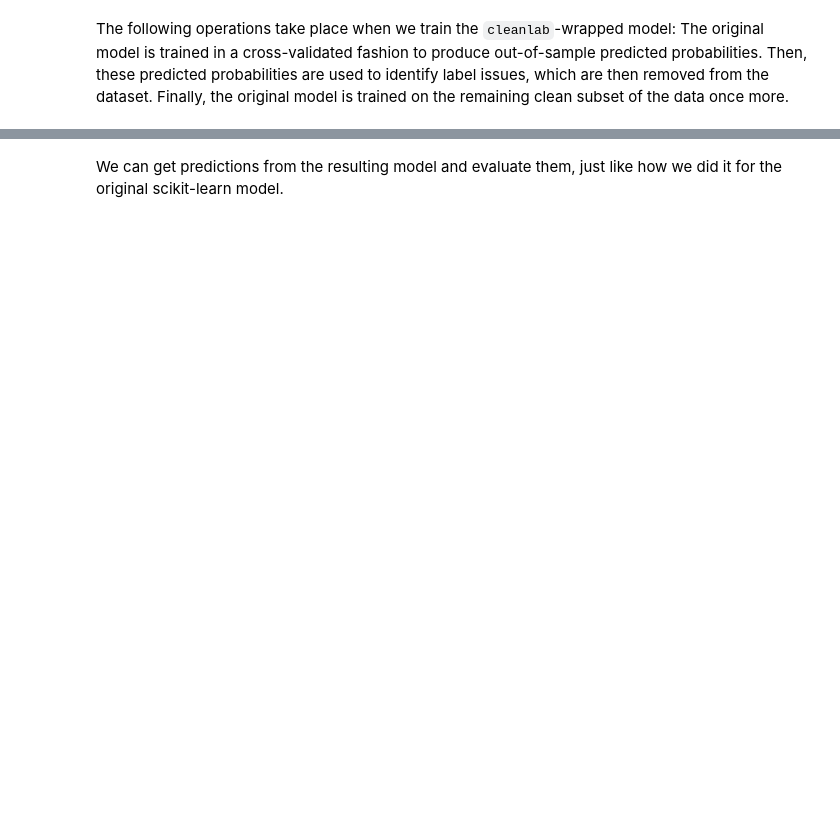
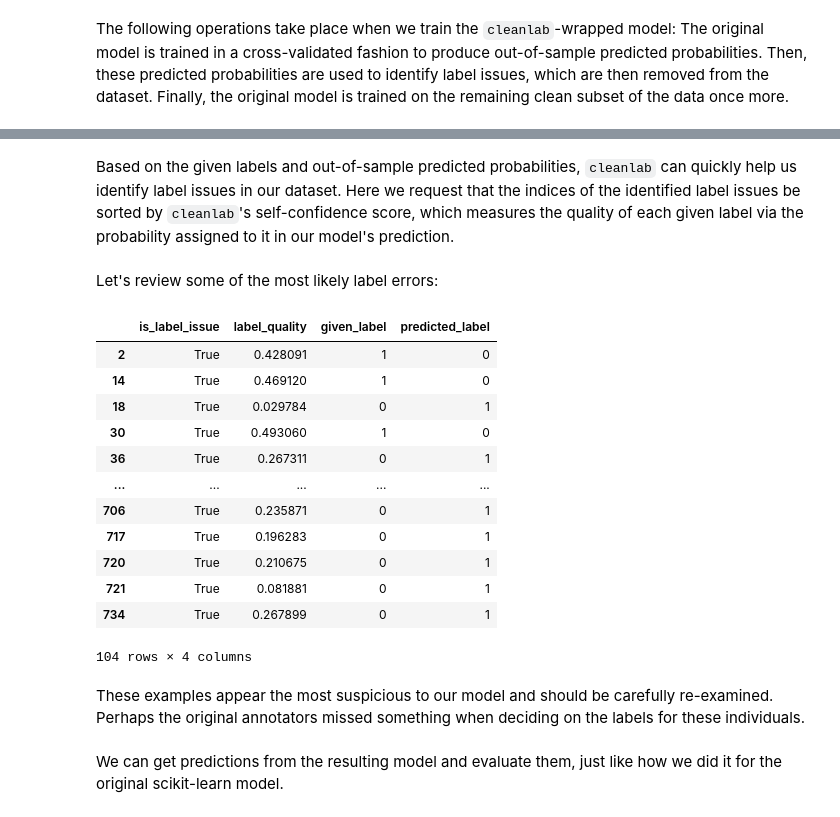
Before and after one commit to vochicong/cleanlab-h2oautoml, a Jupyter notebook: cleanlab-h2oautoml.ipynb, the cells around one changed output, grey strips where cells are left out. Cells and saved outputs as stored; diff of their text form; code cells hidden in the pictures; blank space fills up the shorter version.

```diff
--- a/cleanlab-h2oautoml.ipynb
+++ b/cleanlab-h2oautoml.ipynb
@@ -211,3 +218,27 @@ H2OAutoMLClassifier(max_runtime_secs=10, nfolds=3, sort_metric='aucpr',
+# %% [markdown]
+Based on the given labels and out-of-sample predicted probabilities, `cleanlab` can quickly help us identify label issues in our dataset. Here we request that the indices of the identified label issues be sorted by `cleanlab`'s self-confidence score, which measures the quality of each given label via the probability assigned to it in our model's prediction.
+# %% [markdown]
+Let's review some of the most likely label errors:
+# %%
+label_issues = cl_h2o.get_label_issues()
+# %%
+label_issues[label_issues.is_label_issue]
+# %% [output]
+|  | is_label_issue | label_quality | given_label | predicted_label |
+| 2 | True | 0.428091 | 1 | 0 |
+| 14 | True | 0.469120 | 1 | 0 |
+| 18 | True | 0.029784 | 0 | 1 |
+| 30 | True | 0.493060 | 1 | 0 |
+| 36 | True | 0.267311 | 0 | 1 |
+| ... | ... | ... | ... | ... |
+| 706 | True | 0.235871 | 0 | 1 |
+| 717 | True | 0.196283 | 0 | 1 |
+| 720 | True | 0.210675 | 0 | 1 |
+| 721 | True | 0.081881 | 0 | 1 |
+| 734 | True | 0.267899 | 0 | 1 |
+104 rows × 4 columns
+# %% [markdown]
+These examples appear the most suspicious to our model and should be carefully re-examined. Perhaps the original annotators missed something when deciding on the labels for these individuals.
 # %% [markdown]
 We can get predictions from the resulting model and evaluate them, just like how we did it for the original scikit-learn model.
 # %%
```
Also changed, not shown: parts of 51 cells of this notebook, 5 other files.
